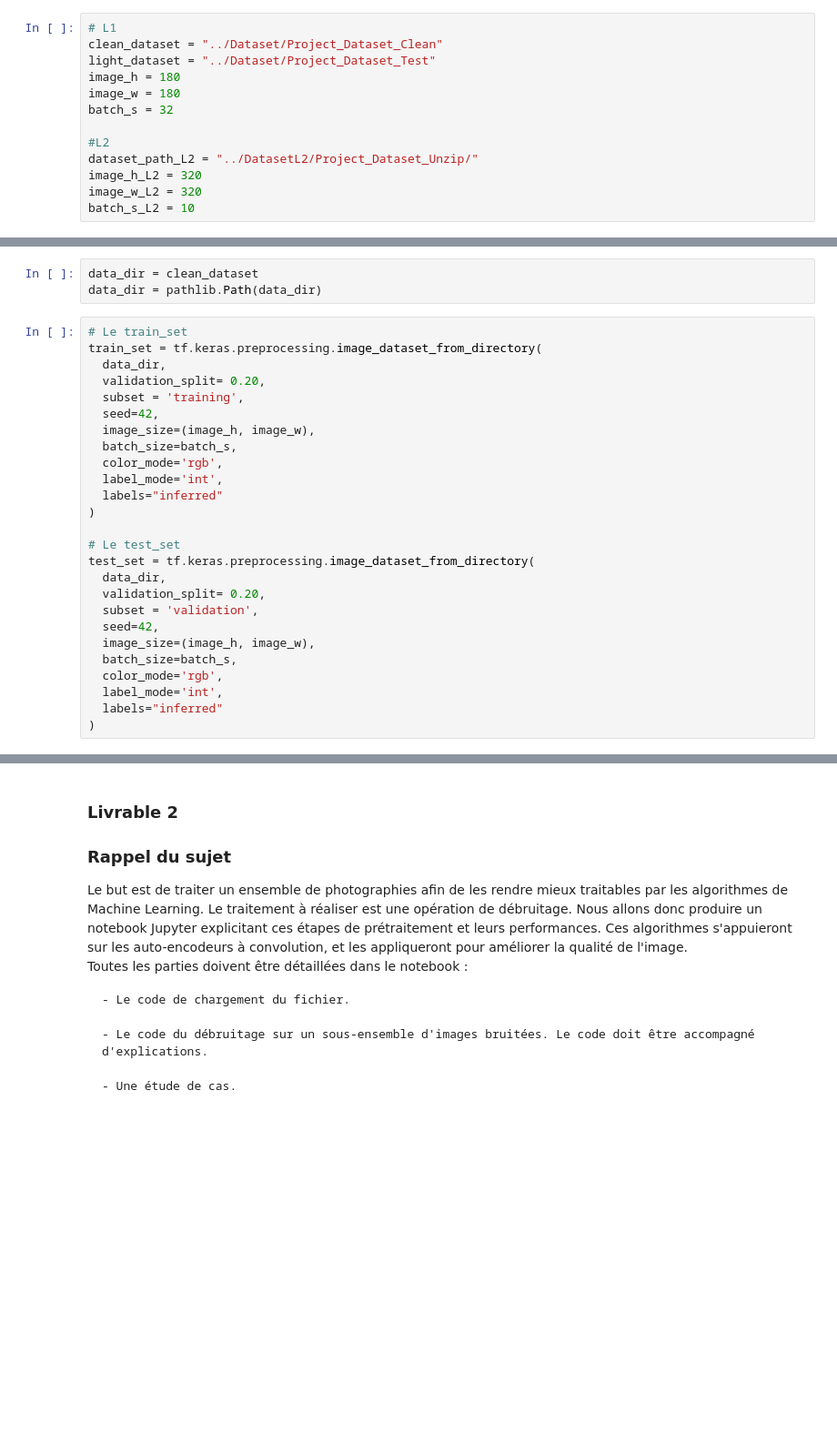
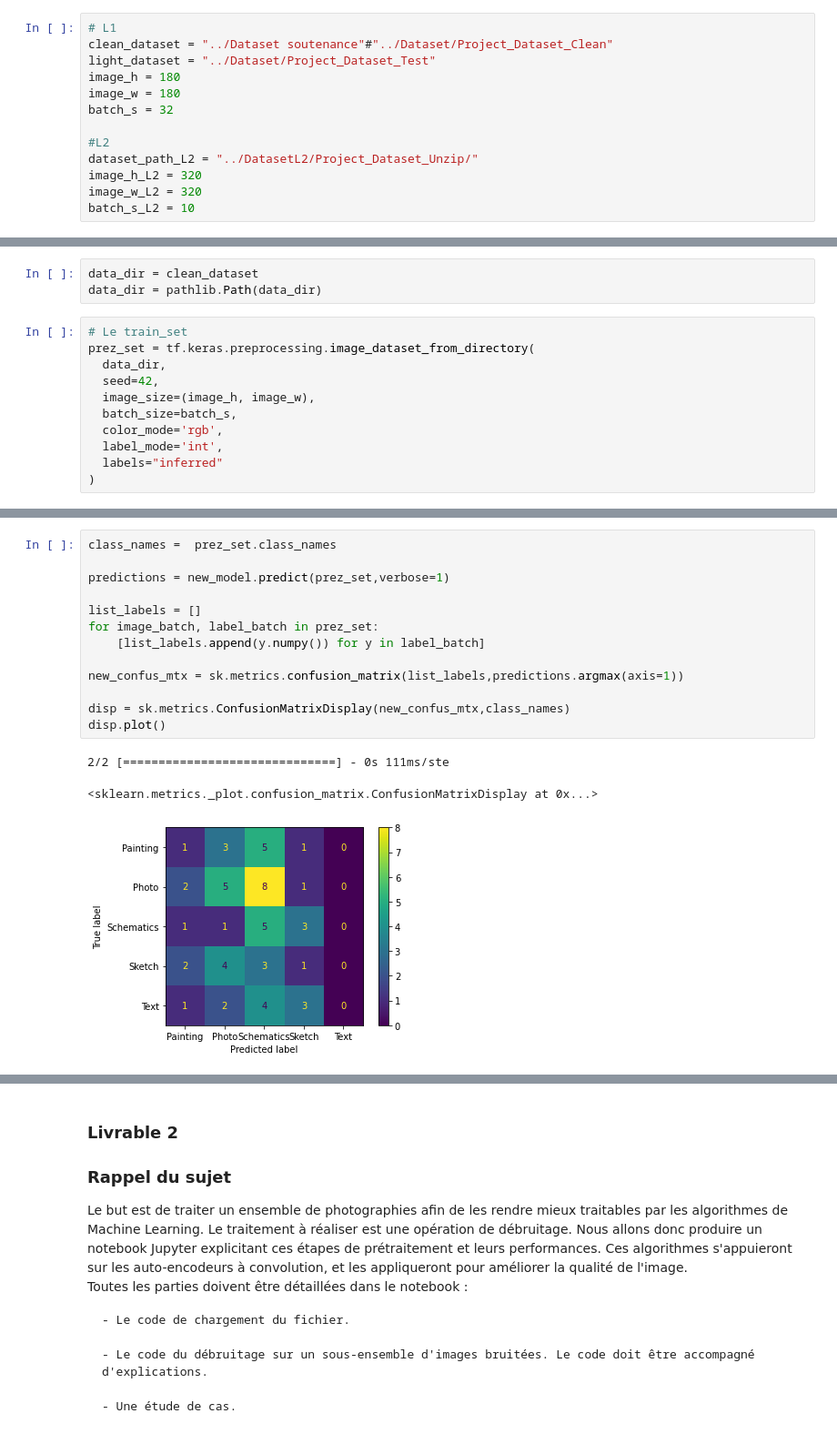
Before and after one commit to Variares1/Projet_DataScience_A5, a Jupyter notebook: Projet_Data_Science_G3/PrezIA.ipynb, the cells around one changed output, grey strips where cells are left out. Shown at 91% size. Drawn from its saved outputs; the diff is of its cells as text; blank space fills up the shorter version.

```diff
--- a/Projet_Data_Science_G3/PrezIA.ipynb
+++ b/Projet_Data_Science_G3/PrezIA.ipynb
@@ -28,7 +30,7 @@ from PIL import Image
 ## Jeux de données
 # %%
 # L1
-clean_dataset = "../Dataset/Project_Dataset_Clean"
+clean_dataset = "../Dataset soutenance"#"../Dataset/Project_Dataset_Clean"
 light_dataset = "../Dataset/Project_Dataset_Test"
 image_h = 180
 image_w = 180
@@ -58,10 +60,8 @@ data_dir = clean_dataset
 data_dir = pathlib.Path(data_dir)
 # %%
 # Le train_set
-train_set = tf.keras.preprocessing.image_dataset_from_directory(
+prez_set = tf.keras.preprocessing.image_dataset_from_directory(
   data_dir,
-  validation_split= 0.20,
-  subset = 'training',
   seed=42,
   image_size=(image_h, image_w),
   batch_size=batch_s,
@@ -69,17 +69,4 @@ train_set = tf.keras.preprocessing.image_dataset_from_directory(
   label_mode='int',
   labels="inferred"
 )
-
-# Le test_set
-test_set = tf.keras.preprocessing.image_dataset_from_directory(
-  data_dir,
-  validation_split= 0.20,
-  subset = 'validation',
-  seed=42,
-  image_size=(image_h, image_w),
-  batch_size=batch_s,
-  color_mode='rgb',
-  label_mode='int',
-  labels="inferred"
-)
 # %% [output]
@@ -98,0 +83,17 @@ Global Accuracy :  0.8328300714492798
+# %%
+class_names =  prez_set.class_names
+
+predictions = new_model.predict(prez_set,verbose=1)
+
+list_labels = []
+for image_batch, label_batch in prez_set:
+    [list_labels.append(y.numpy()) for y in label_batch]
+
+new_confus_mtx = sk.metrics.confusion_matrix(list_labels,predictions.argmax(axis=1))
+
+disp = sk.metrics.ConfusionMatrixDisplay(new_confus_mtx,class_names)
+disp.plot()
+# %% [output]
+2/2 [==============================] - 0s 111ms/ste
+<sklearn.metrics._plot.confusion_matrix.ConfusionMatrixDisplay at 0x...>
+[figure, added]
```
Also changed, not shown: parts of 10 cells of this notebook.
